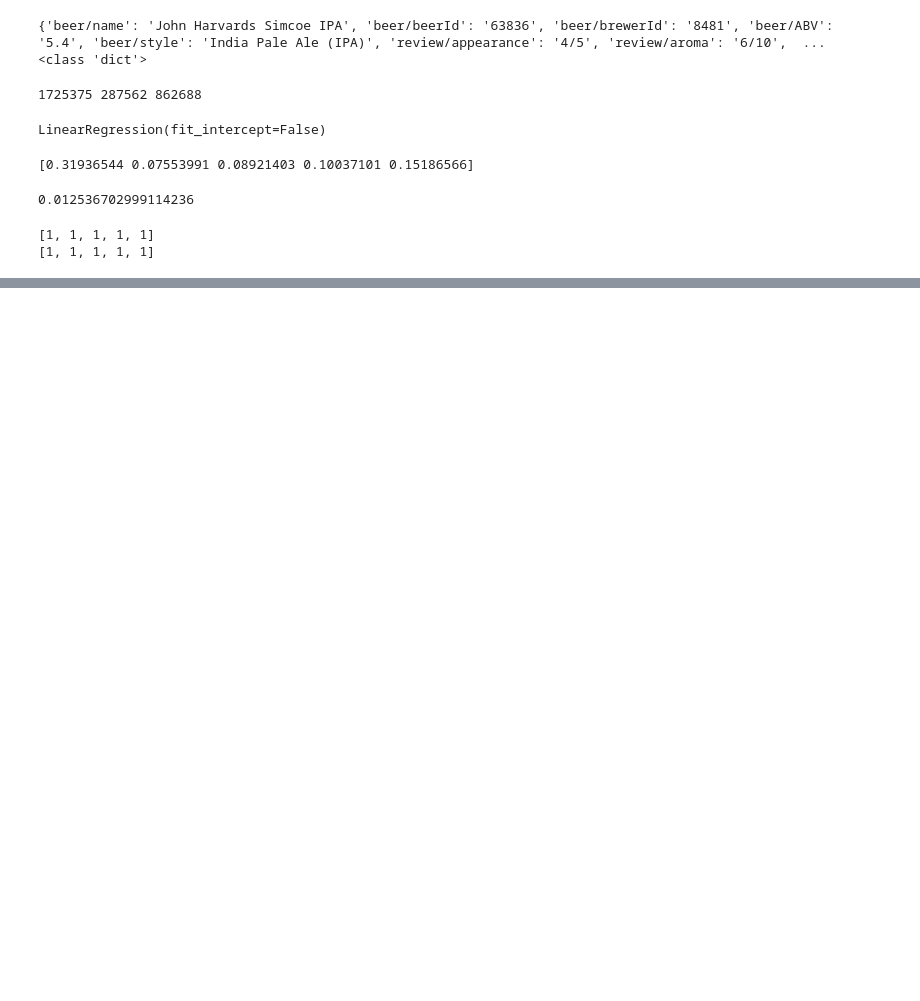
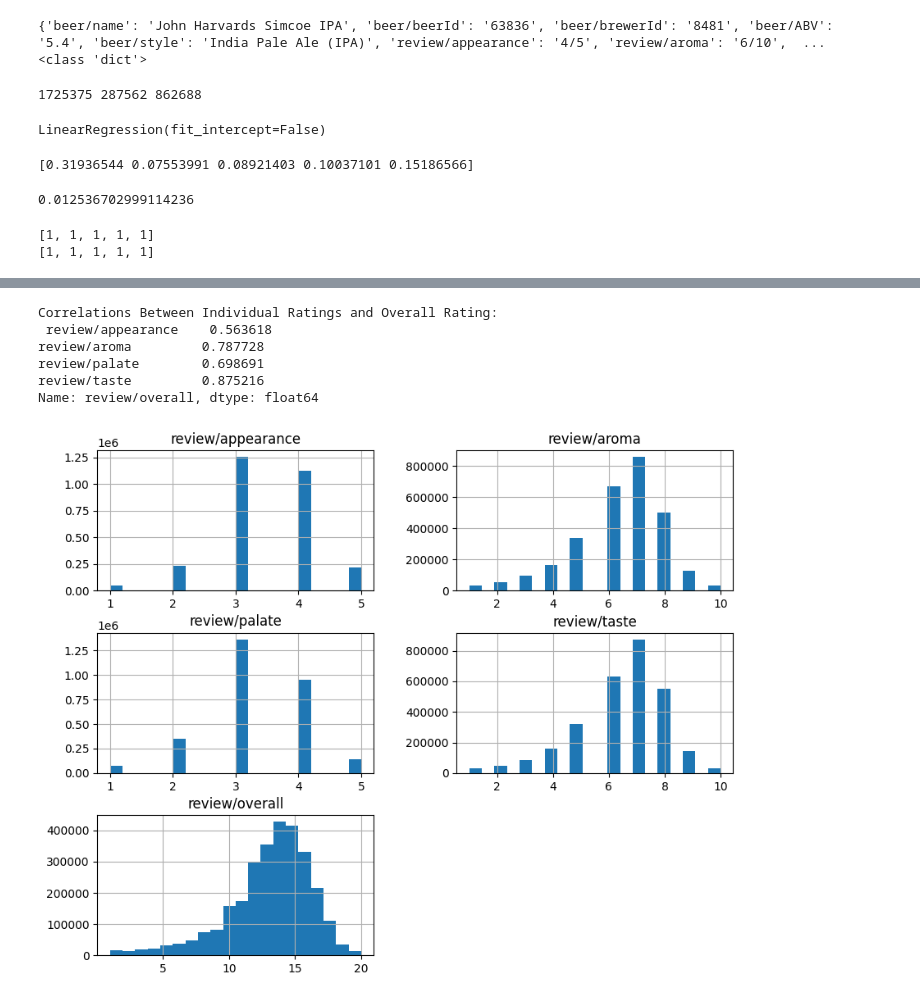
Before and after one commit to YashxD/cse258_assignment2, a Jupyter notebook: baseline.ipynb, the cells around one changed output, grey strips where cells are left out. Saved outputs shown, nothing was run; the diff lists cells and outputs as text; code cells hidden in the pictures; blank space fills up the shorter version.

```diff
--- a/baseline.ipynb
+++ b/baseline.ipynb
@@ -142,0 +174,18 @@ print(feature(ratingsValid[5]))
+# %%
+data = pd.DataFrame(allRatings)
+
+# Step 1: Data Overview
+# Check for missing values
+missing_values = data.isnull().sum()
+
+# Determine unique counts for key columns
+unique_beers = data['beer/beerId'].nunique()
+unique_breweries = data['beer/brewerId'].nunique()
+unique_reviewers = data['review/profileName'].nunique()
+
+# Display the results
+print("Missing Values Per Column:\n", missing_values)
+print("\nUnique Counts:")
+print(f"Number of unique beers: {unique_beers}")
+print(f"Number of unique breweries: {unique_breweries}")
+print(f"Number of unique reviewers: {unique_reviewers}")
@@ -142,0 +233,23 @@ print(feature(ratingsValid[5]))
+# %%
+# Step 3: Ratings Analysis
+# Convert rating columns to numeric values if they are not already
+rating_columns = ['review/appearance', 'review/aroma', 'review/palate', 'review/taste', 'review/overall']
+for column in rating_columns:
+    data[column] = pd.to_numeric(data[column].str.split('/').str[0], errors='coerce')
+
+# Analyze distributions of ratings
+rating_distributions = data[rating_columns].hist(figsize=(10, 8), bins=20)
+
+# Compute correlations between individual ratings and overall rating
+correlations = data[rating_columns].corr()['review/overall'].drop('review/overall')
+
+# Display the correlations
+print("\nCorrelations Between Individual Ratings and Overall Rating:\n", correlations)
+# %% [output]
+Correlations Between Individual Ratings and Overall Rating:
+ review/appearance    0.563618
+review/aroma         0.787728
+review/palate        0.698691
+review/taste         0.875216
+Name: review/overall, dtype: float64
+[figure, added]
```
Also changed, not shown: parts of 21 cells of this notebook.
